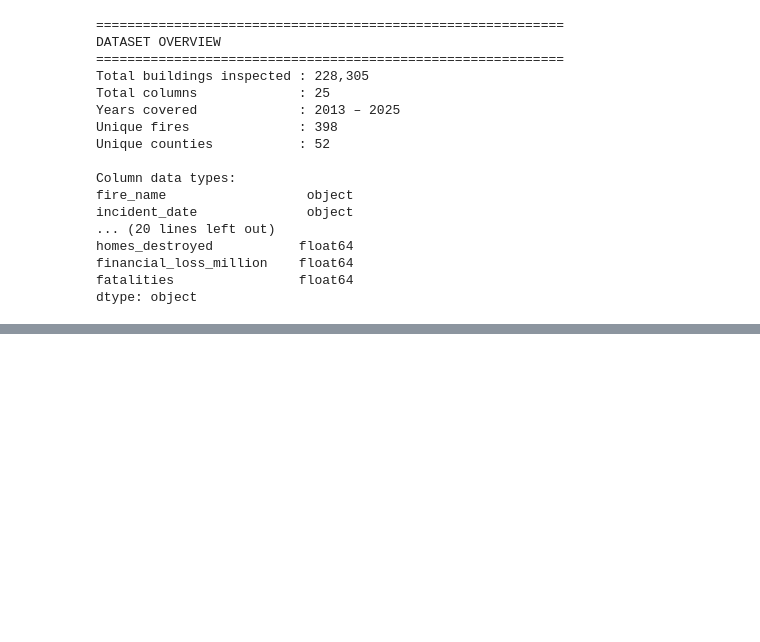
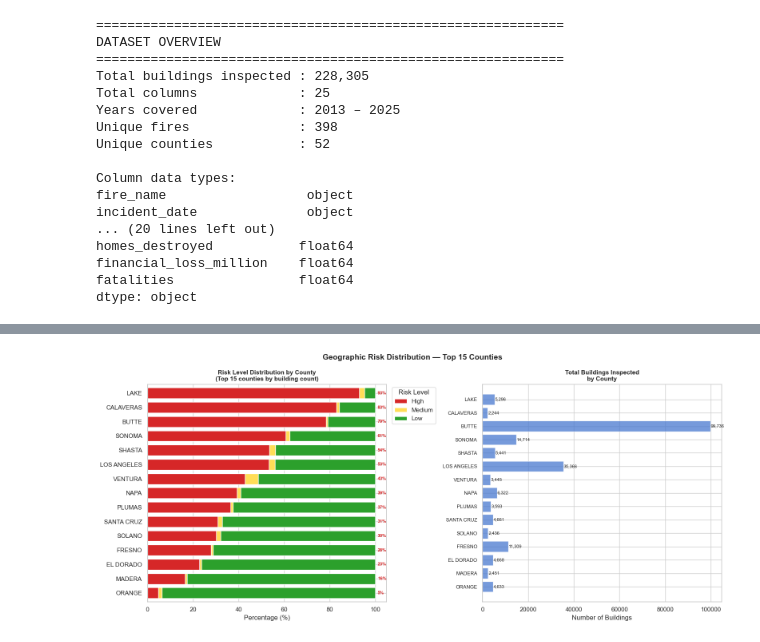
Before and after one commit to just-maki/UCInsure, a Jupyter notebook: src/wildfire_model/notebooks/02_calfire_eda.ipynb, the cells around one changed output, grey strips where cells are left out. Cells and saved outputs as stored; diff of their text form; code cells hidden in the pictures; blank space fills up the shorter version.

```diff
--- a/src/wildfire_model/notebooks/02_calfire_eda.ipynb
+++ b/src/wildfire_model/notebooks/02_calfire_eda.ipynb
@@ -99,0 +272,55 @@ Very High = 59.5% → will fix with SMOTE in Notebook 3
+# %%
+#  County vs Risk Level
+
+plt.close('all')
+
+top_counties = df['county'].value_counts().head(15).index
+df_county = df[df['county'].isin(top_counties)]
+
+county_risk = df_county.groupby(['county', 'risk_level']).size()\
+                       .unstack(fill_value=0)
+county_risk_pct = county_risk.div(county_risk.sum(axis=1), axis=0) * 100
+
+# Sort by % High risk descending so most dangerous counties are at top
+county_risk_pct = county_risk_pct.loc[
+    county_risk_pct['High'].sort_values(ascending=True).index
+]
+
+fig, axes = plt.subplots(1, 2, figsize=(16, 7))
+
+# Chart 1 — % stacked bar by risk level
+county_risk_pct[risk_order].plot(
+    kind='barh', stacked=True, color=colors, ax=axes[0], width=0.75
+)
+axes[0].set_title('Risk Level Distribution by County\n(Top 15 counties by building count)',
+                  fontsize=11, fontweight='bold')
+axes[0].set_xlabel('Percentage (%)')
+axes[0].set_ylabel('')
+axes[0].legend(title='Risk Level', bbox_to_anchor=(1.01, 1), loc='upper left')
+
+# Add % High label at end of each bar
+for i, (county, row) in enumerate(county_risk_pct.iterrows()):
+    axes[0].text(101, i, f"{row['High']:.0f}%",
+                 va='center', fontsize=8, color='#d62728', fontweight='bold')
+
+# Chart 2 — Total building count per county (context for chart 1)
+county_totals = df_county['county'].value_counts().loc[county_risk_pct.index]
+axes[1].barh(range(len(county_totals)), county_totals.values,
+             color='#4878cf', alpha=0.75)
+axes[1].set_yticks(range(len(county_totals)))
+axes[1].set_yticklabels(county_totals.index, fontsize=9)
+axes[1].set_title('Total Buildings Inspected\nby County',
+                  fontsize=11, fontweight='bold')
+axes[1].set_xlabel('Number of Buildings')
+axes[1].set_ylabel('')
+
+for i, v in enumerate(county_totals.values):
+    axes[1].text(v + 200, i, f'{v:,}', va='center', fontsize=8)
+
+plt.suptitle('Geographic Risk Distribution — Top 15 Counties',
+             fontsize=14, fontweight='bold')
+plt.tight_layout()
+plt.savefig('../outputs/08_county_risk.png', dpi=150, bbox_inches='tight')
+plt.show()
+# %% [output]
+[figure, added]
```
Also changed, not shown: parts of 7 cells of this notebook.
